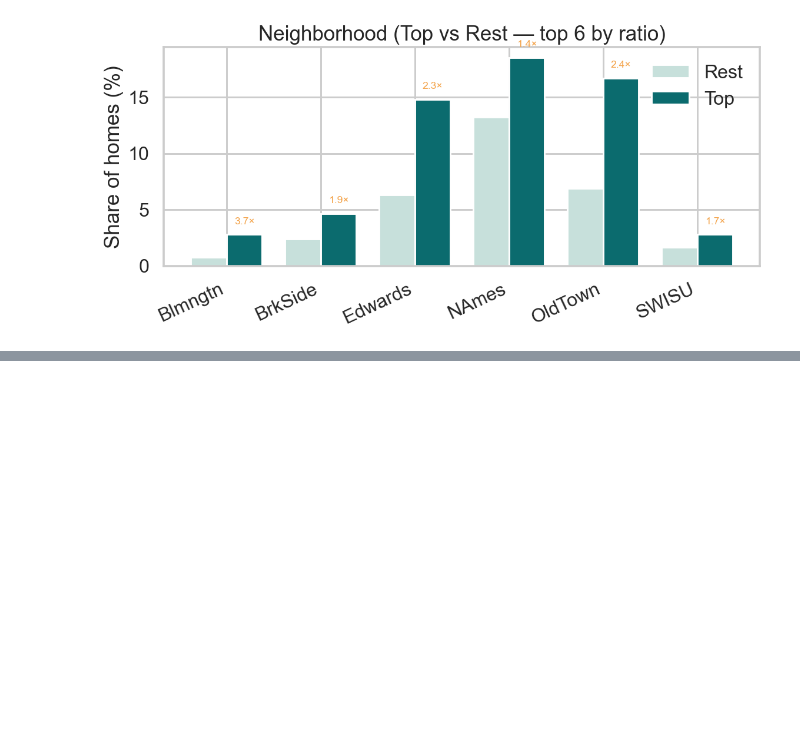
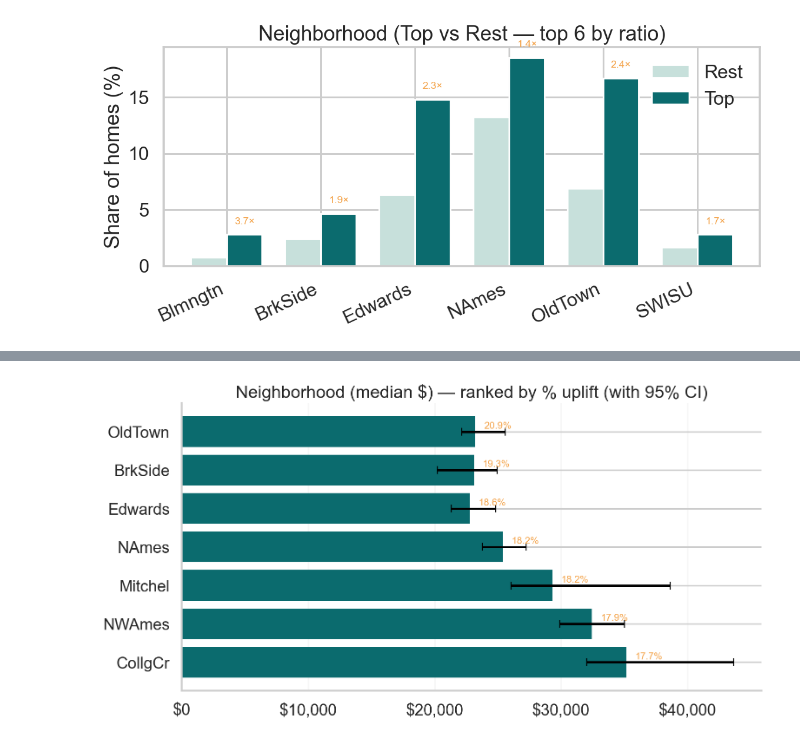
Before and after one commit to asilbert/MLProject, a Jupyter notebook: MLProject_V4.ipynb, the cells around one changed output, grey strips where cells are left out. Cells and saved outputs as stored; diff of their text form; code cells hidden in the pictures; blank space fills up the shorter version.

```diff
--- a/MLProject_V4.ipynb
+++ b/MLProject_V4.ipynb
@@ -2008,0 +2210,62 @@ plot_neighborhood_top6(neigh_tbl, rotate=25)
+# %%
+import numpy as np
+import pandas as pd
+import matplotlib.pyplot as plt
+from matplotlib.ticker import FuncFormatter
+
+TEAL = "#0B6B6E"
+GOLD = "#F4A44B"
+
+def _money(x, _): return f"${x:,.0f}"
+
+def bootstrap_ci(series, n_boot=1000, ci=95, random_state=42):
+    """Bootstrap CI for the median of a pandas Series"""
+    rng = np.random.default_rng(random_state)
+    data = series.dropna().to_numpy()
+    boots = [np.median(rng.choice(data, size=len(data), replace=True)) for _ in range(n_boot)]
+    lower = np.percentile(boots, (100-ci)/2)
+    upper = np.percentile(boots, 100-(100-ci)/2)
+    return lower, upper
+
+def plot_nb_median_uplift_with_errorbars(candidates_nb, top_k=10, min_n=8):
+    # 1) Aggregate median uplift + bootstrap CI by neighborhood
+    rows = []
+    for nb, sub in candidates_nb.groupby("Neighborhood"):
+        if len(sub) < min_n:
+            continue
+        med = sub["stacked_uplift"].median()
+        lo, hi = bootstrap_ci(sub["stacked_uplift"])
+        pct = sub["stacked_uplift_pct"].median()
+        rows.append({"Neighborhood": nb, "median_$": med, "pct": pct, "n": len(sub),
+                     "ci_lo": lo, "ci_hi": hi})
+
+    df = pd.DataFrame(rows).sort_values("pct", ascending=False).head(top_k)
+
+    # 2) Plot with error bars
+    fig, ax = plt.subplots(figsize=(10, 0.55*len(df) + 1.5), dpi=160)
+    y = np.arange(len(df))
+    ax.barh(y, df["median_$"], color=TEAL, edgecolor="none", xerr=[df["median_$"]-df["ci_lo"], df["ci_hi"]-df["median_$"]],
+            capsize=4, ecolor="black")
+    ax.set_yticks(y, labels=df["Neighborhood"])
+    ax.invert_yaxis()
+
+    # Format x-axis as dollars
+    ax.xaxis.set_major_formatter(FuncFormatter(_money))
+    ax.set_title("Neighborhood (median $) — ranked by % uplift (with 95% CI)")
+
+    # Annotate with % uplift (shifted slightly upward)
+    for i, (val, pct) in enumerate(zip(df["median_$"], df["pct"])):
+        ax.text(val + df["median_$"].max()*0.02,   # x position (end of bar + offset)
+                i - 0.15,                          # y position (shift up by 0.15)
+                f"{pct:.1%}",
+                va="center", ha="left", color=GOLD, fontsize=10)
+
+    ax.grid(axis="x", alpha=0.15)
+    ax.spines[['top','right']].set_visible(False)
+    plt.tight_layout()
+    plt.show()
+
+# --- usage ---
+plot_nb_median_uplift_with_errorbars(candidates_nb, top_k=10, min_n=4)
+# %% [output]
+[figure, added]
```
Also changed, not shown: parts of 11 cells of this notebook.
